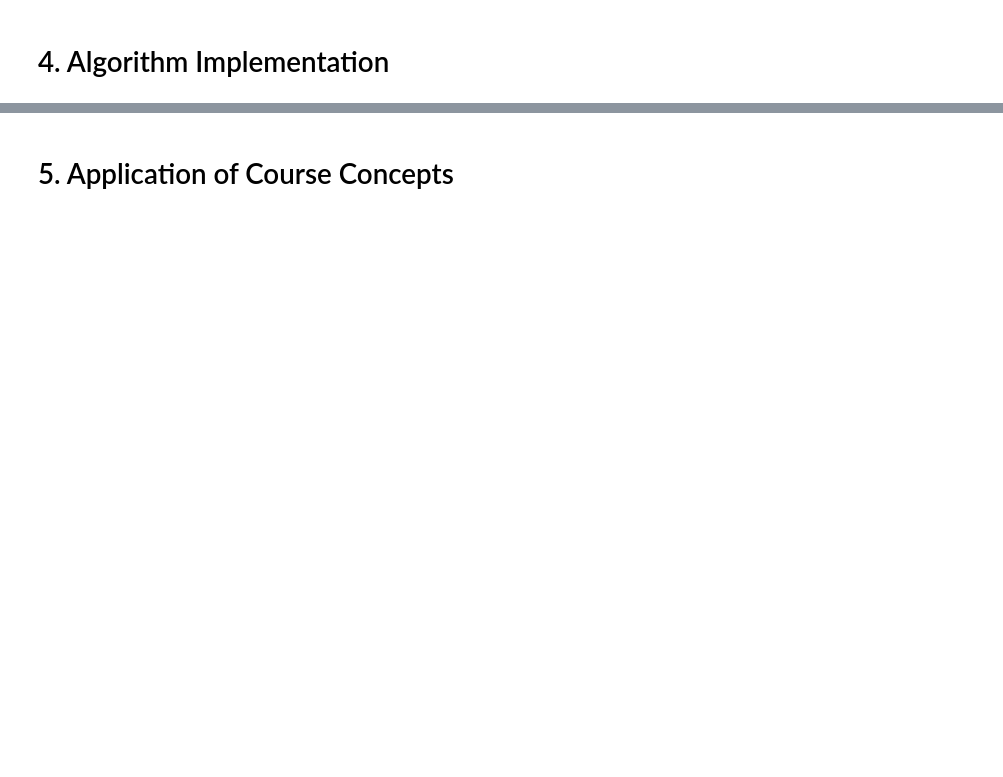
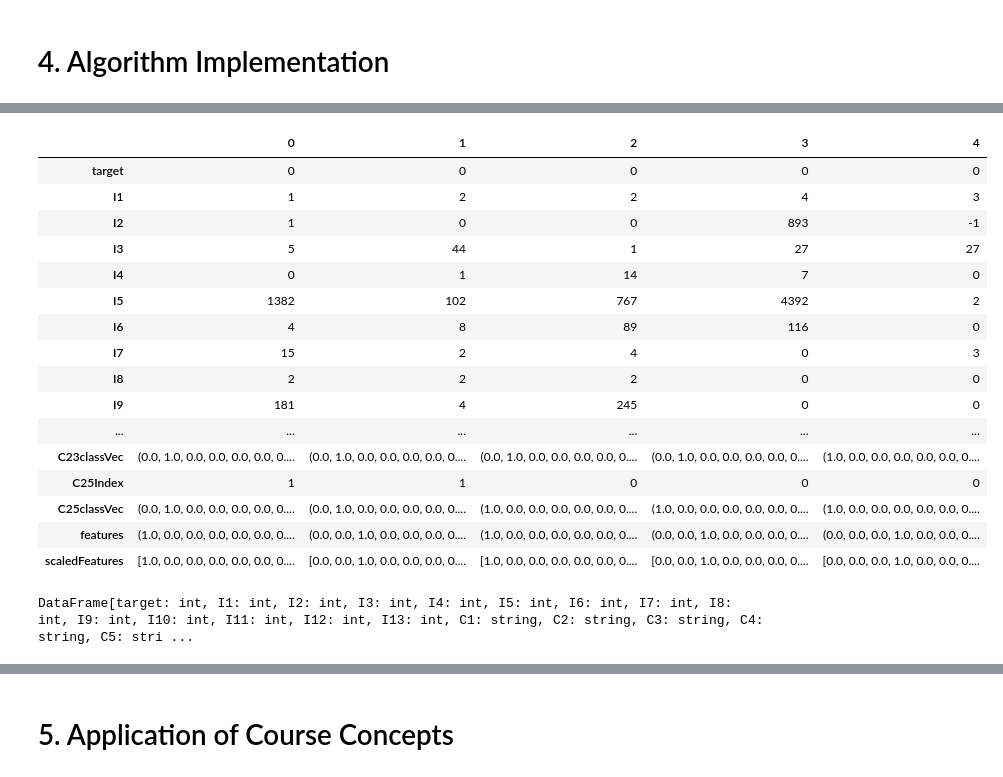
Before and after one commit to ansjory/w261_project, a Jupyter notebook: catherine_fpj_workbook.ipynb, the cells around one changed output, grey strips where cells are left out. Cells and saved outputs as stored; diff of their text form; code cells hidden in the pictures; blank space fills up the shorter version.

Commit message:
catherine updated data preprocessing

```diff
--- a/catherine_fpj_workbook.ipynb
+++ b/catherine_fpj_workbook.ipynb
@@ -330,0 +382,36 @@ pd.DataFrame(train_df_impute.take(10), columns=train_df_impute.columns).transpos
+# %%
+from pyspark.ml.feature import OneHotEncoderEstimator, StringIndexer, VectorAssembler, MinMaxScaler
+
+numeric_features = ['I'+str(i) for i in [x for x in range(1, 14) if x != 12]] # drop I12 with 76% missing
+#categorical_features = ['C'+str(i) for i in [x for x in range(1, 27) if x != 22]] # drop C22 with 76% missing
+categorical_features = ['C6','C9','C14','C17','C20','C23','C25']
+
+stages = []
+
+for i in categorical_features:
+    # Category Indexing with StringIndexer
+    stringIndexer = StringIndexer(inputCol = i, outputCol = i + 'Index')
+    # Use OneHotEncoder to convert categorical variables into binary SparseVectors
+    # encoder = OneHotEncoderEstimator(inputCol=categoricalCol + "Index", outputCol=categoricalCol + "classVec")
+    encoder = OneHotEncoderEstimator(inputCols=[stringIndexer.getOutputCol()], outputCols=[i + "classVec"])
+    # Add stages.  These are not run here, but will run all at once later on.
+    stages += [stringIndexer, encoder]
+
+# Convert label into label indices using the StringIndexer
+# label_stringIdx = StringIndexer(inputCol = 'target', outputCol = 'label')
+# stages += [label_stringIdx]
+
+# Transform all features into a vector using VectorAssembler
+assemblerInputs = [c + "classVec" for c in categorical_features] + numeric_features
+assembler = VectorAssembler(inputCols=assemblerInputs, outputCol="features")
+stages += [assembler]
+
+# Normalize
+scaler = MinMaxScaler(inputCol="features", outputCol="scaledFeatures")
+stages += [scaler]
+# %%
+from pyspark.ml import Pipeline
+pipeline = Pipeline(stages = stages)
+pipelineModel = pipeline.fit(train_df_impute)
+df = pipelineModel.transform(train_df_impute)
+df.printSchema()
@@ -330,0 +436,24 @@ pd.DataFrame(train_df_impute.take(10), columns=train_df_impute.columns).transpos
+# %%
+pd.DataFrame(df.take(5), columns=df.columns).transpose()
+# %% [output]
+|  | 0 | 1 | 2 | 3 | 4 |
+| target | 0 | 0 | 0 | 0 | 0 |
+| I1 | 1 | 2 | 2 | 4 | 3 |
+| I2 | 1 | 0 | 0 | 893 | -1 |
+| I3 | 5 | 44 | 1 | 27 | 27 |
+| I4 | 0 | 1 | 14 | 7 | 0 |
+| I5 | 1382 | 102 | 767 | 4392 | 2 |
+| I6 | 4 | 8 | 89 | 116 | 0 |
+| I7 | 15 | 2 | 4 | 0 | 3 |
+| I8 | 2 | 2 | 2 | 0 | 0 |
+| I9 | 181 | 4 | 245 | 0 | 0 |
+| ... | ... | ... | ... | ... | ... |
+| C23classVec | (0.0, 1.0, 0.0, 0.0, 0.0, 0.0, 0.... | (0.0, 1.0, 0.0, 0.0, 0.0, 0.0, 0.... | (0.0, 1.0, 0.0, 0.0, 0.0, 0.0, 0.... | (0.0, 1.0, 0.0, 0.0, 0.0, 0.0, 0.... | (1.0, 0.0, 0.0, 0.0, 0.0, 0.0, 0.... |
+| C25Index | 1 | 1 | 0 | 0 | 0 |
+| C25classVec | (0.0, 1.0, 0.0, 0.0, 0.0, 0.0, 0.... | (0.0, 1.0, 0.0, 0.0, 0.0, 0.0, 0.... | (1.0, 0.0, 0.0, 0.0, 0.0, 0.0, 0.... | (1.0, 0.0, 0.0, 0.0, 0.0, 0.0, 0.... | (1.0, 0.0, 0.0, 0.0, 0.0, 0.0, 0.... |
+| features | (1.0, 0.0, 0.0, 0.0, 0.0, 0.0, 0.... | (0.0, 0.0, 1.0, 0.0, 0.0, 0.0, 0.... | (1.0, 0.0, 0.0, 0.0, 0.0, 0.0, 0.... | (0.0, 0.0, 1.0, 0.0, 0.0, 0.0, 0.... | (0.0, 0.0, 0.0, 1.0, 0.0, 0.0, 0.... |
+| scaledFeatures | [1.0, 0.0, 0.0, 0.0, 0.0, 0.0, 0.... | [0.0, 0.0, 1.0, 0.0, 0.0, 0.0, 0.... | [1.0, 0.0, 0.0, 0.0, 0.0, 0.0, 0.... | [0.0, 0.0, 1.0, 0.0, 0.0, 0.0, 0.... | [0.0, 0.0, 0.0, 1.0, 0.0, 0.0, 0.... |
+# %%
+train_df_impute.unpersist()
+# %% [output]
+DataFrame[target: int, I1: int, I2: int, I3: int, I4: int, I5: int, I6: int, I7: int, I8: int, I9: int, I10: int, I11: int, I12: int, I13: int, C1: string, C2: string, C3: string, C4: string, C5: stri ...
```
Also changed, not shown: parts of 12 cells of this notebook.
